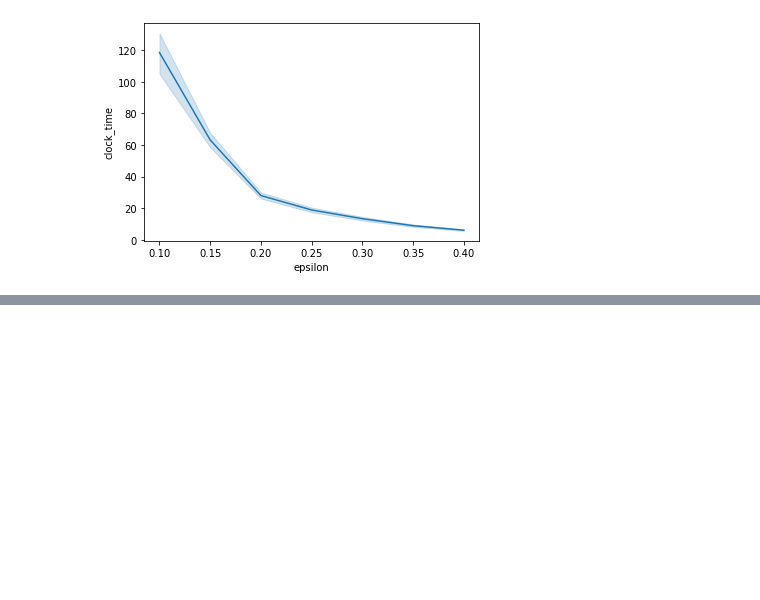
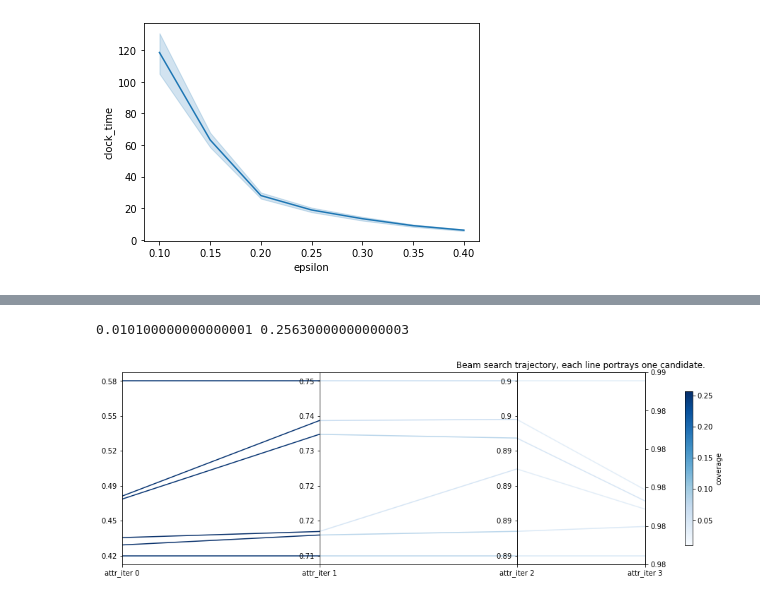
Before and after one commit to LUH-AI/Ginger-Anchors, a Jupyter notebook: src/plots.ipynb, the cells around one changed output, grey strips where cells are left out. Drawn from its saved outputs; the diff is of its cells as text; code cells hidden in the pictures; blank space fills up the shorter version.

Commit message:
trajectory plot

```diff
--- a/src/plots.ipynb
+++ b/src/plots.ipynb
@@ -120,0 +172,78 @@ plt.show()
+# %%
+from matplotlib import ticker
+
+cols = [f"attr_iter {i}" for i in range(len(trajectory))]
+x = [i for i, _ in enumerate(cols)]
+
+# setup colors
+minima = min([df[f"hue_iter {i}"].min() for i in range(len(cols))])
+maxima = max([df[f"hue_iter {i}"].max() for i in range(len(cols))])
+
+norm = matplotlib.colors.Normalize(vmin=minima, vmax=maxima, clip=True)
+mapper_cov = cm.ScalarMappable(norm=norm, cmap="Blues")
+for i in range(len(cols)):
+    df[f"hue_iter {i}"] = df[f"hue_iter {i}"].apply(lambda p : mapper_cov.to_rgba(p))
+
+#
+# Create (X-1) sublots along x axis
+fig, axes = plt.subplots(1, len(x)-1, sharey=False, figsize=(15,5))
+
+# Get min, max and range for each column
+# Normalize the data for each column
+min_max_range = {}
+for col in cols:
+    min_max_range[col] = [df[col].min(), df[col].max(), np.ptp(df[col])]
+    df[col] = np.true_divide(df[col] - df[col].min(), np.ptp(df[col]))
+
+# Plot each row
+for i, ax in enumerate(axes):
+    for idx in df.index:
+        mpg_category = df.loc[idx, f"attr_iter {i}"]
+        ax.plot(x, df.loc[idx, cols], c=df.loc[idx, f"hue_iter {i}"])
+        #print(df.loc[idx, "hue_iter 0"])
+    ax.set_xlim([x[i], x[i+1]])
+
+# Set the tick positions and labels on y axis for each plot
+# Tick positions based on normalised data
+# Tick labels are based on original data
+def set_ticks_for_axis(dim, ax, ticks):
+    min_val, max_val, val_range = min_max_range[cols[dim]]
+    step = val_range / float(ticks-1)
+    tick_labels = [round(min_val + step * i, 2) for i in range(ticks)]
+    norm_min = df[cols[dim]].min()
+    norm_range = np.ptp(df[cols[dim]])
+    norm_step = norm_range / float(ticks-1)
+    ticks = [round(norm_min + norm_step * i, 2) for i in range(ticks)]
+    ax.yaxis.set_ticks(ticks)
+    ax.set_yticklabels(tick_labels)
+
+for dim, ax in enumerate(axes):
+    ax.xaxis.set_major_locator(ticker.FixedLocator([dim]))
+    set_ticks_for_axis(dim, ax, ticks=6)
+    ax.set_xticklabels([cols[dim]])
+
+
+# Move the final axis' ticks to the right-hand side
+ax = plt.twinx(axes[-1])
+dim = len(axes)
+ax.xaxis.set_major_locator(ticker.FixedLocator([x[-2], x[-1]]))
+set_ticks_for_axis(dim, ax, ticks=6)
+ax.set_xticklabels([cols[-2], cols[-1]])
+
+
+# Remove space between subplots
+plt.subplots_adjust(wspace=0)
+
+# Add legend to plot
+#plt.legend(
+#    [plt.Line2D((0,1),(0,0), color=colours[cat]) for cat in df['attr_iter 0'].cat.categories],
+#    df['attr_iter 0'].cat.categories,
+#    bbox_to_anchor=(1.2, 1), loc=2, borderaxespad=0.)
+
+plt.title("Beam search trajectory, each line portrays one candidate.")
+plt.colorbar(mapper_cov, shrink=0.8, label=hue, pad=0.2)
+
+plt.show()
+# %% [output]
+0.010100000000000001 0.25630000000000003
+[figure, added]
```
Also changed, not shown: parts of 5 cells of this notebook.
